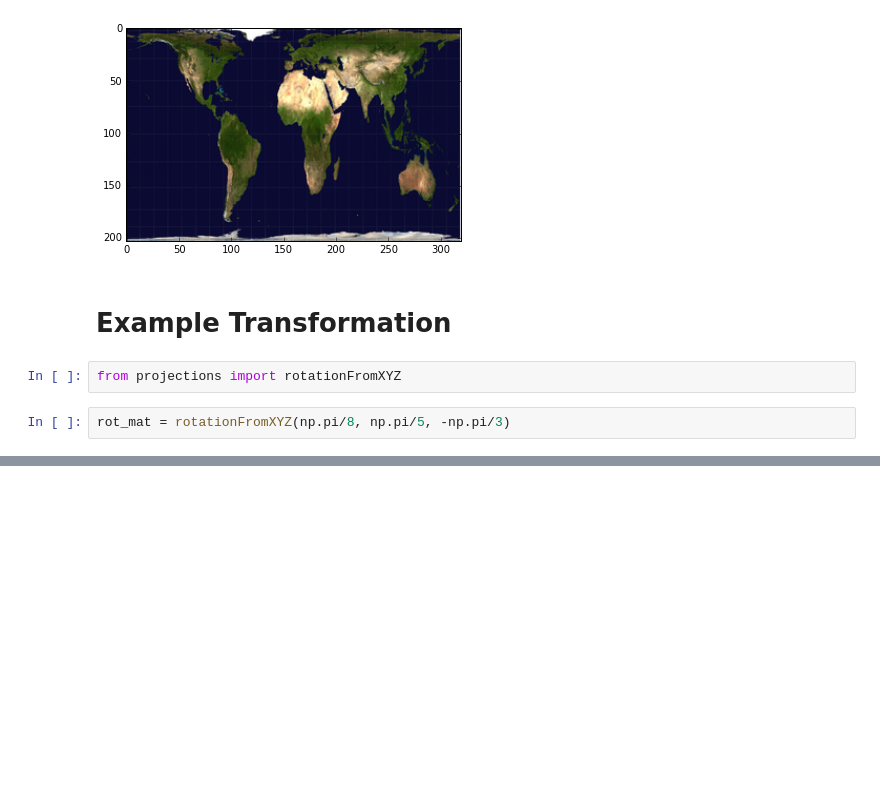
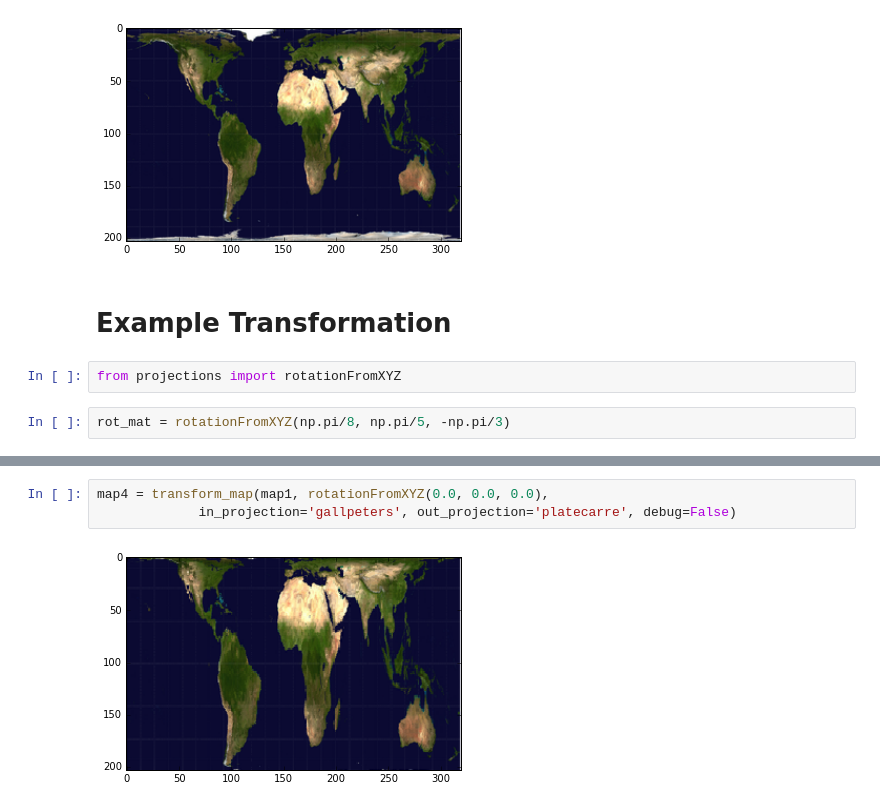
Before and after one commit to patrickeganfoley/map_orientations, a Jupyter notebook: map_projections/map_projections.ipynb, the cells around one changed output, grey strips where cells are left out. Drawn from its saved outputs; the diff is of its cells as text; blank space fills up the shorter version.

```diff
--- a/map_projections/map_projections.ipynb
+++ b/map_projections/map_projections.ipynb
@@ -27,0 +36,5 @@ map2 = transform_map(map1, rot_mat, debug = False)
+# %%
+map4 = transform_map(map1, rotationFromXYZ(0.0, 0.0, 0.0),
+		     in_projection='gallpeters', out_projection='platecarre', debug=False)
+# %% [output]
+[figure, added]
```
Also changed, not shown: parts of 28 cells of this notebook, 1 other file.
